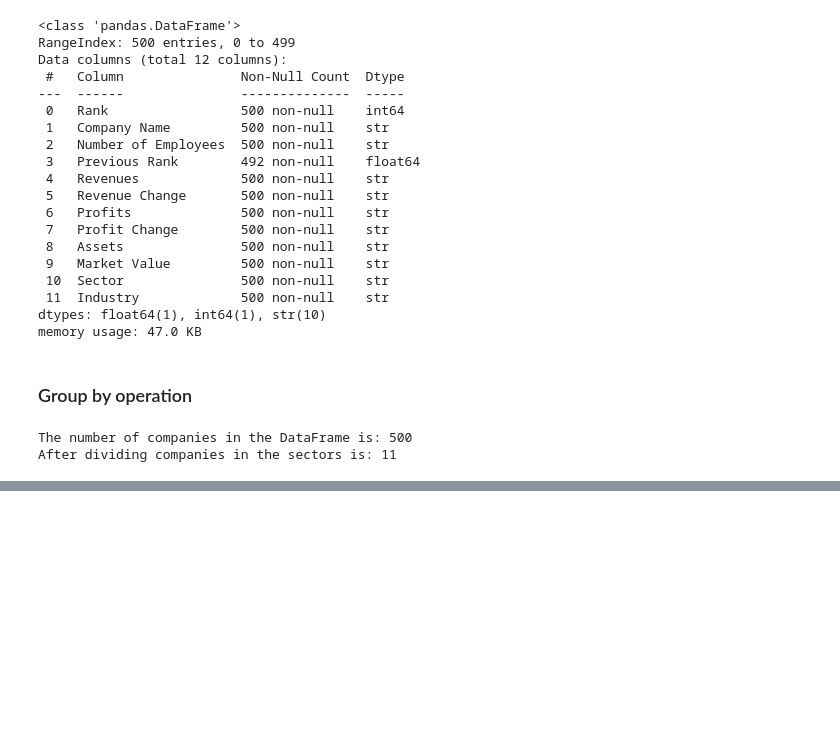
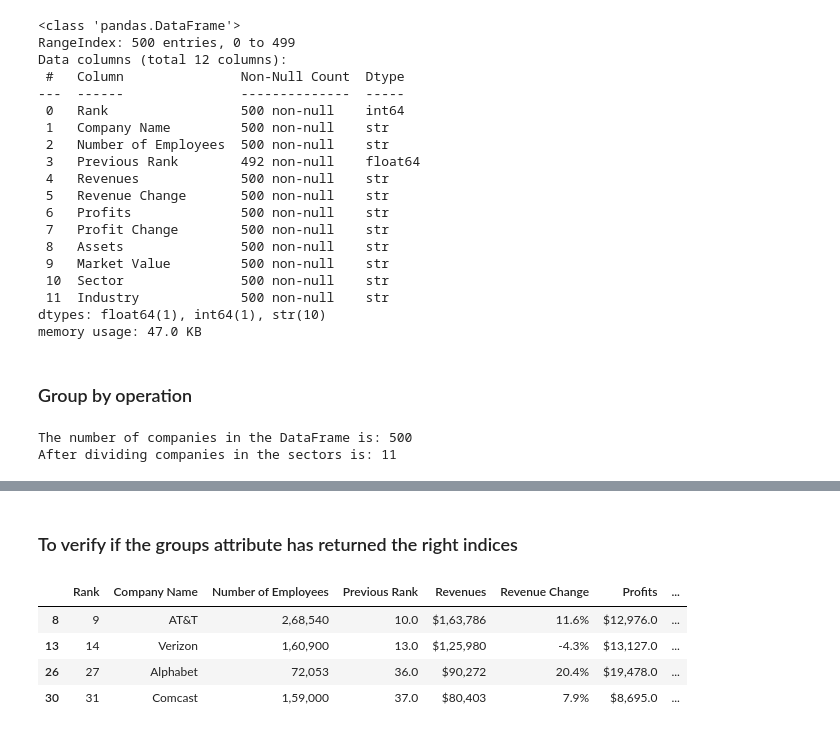
Before and after one commit to Zafar-Ashfak/Pandas, a Jupyter notebook: groupby_on_companies.ipynb, the cells around one changed output, grey strips where cells are left out. Drawn from its saved outputs; the diff is of its cells as text; code cells hidden in the pictures; blank space fills up the shorter version.

```diff
--- a/groupby_on_companies.ipynb
+++ b/groupby_on_companies.ipynb
@@ -77,0 +145,10 @@ After dividing companies in the sectors is: 11
+# %% [markdown]
+### To verify if the groups attribute has returned the right indices
+# %%
+companies.iloc[[8, 13, 26, 30]]
+# %% [output]
+|  | Rank | Company Name | Number of Employees | Previous Rank | Revenues | Revenue Change | Profits | ... |
+| 8 | 9 | AT&T | 2,68,540 | 10.0 | $1,63,786 | 11.6% | $12,976.0 | ... |
+| 13 | 14 | Verizon | 1,60,900 | 13.0 | $1,25,980 | -4.3% | $13,127.0 | ... |
+| 26 | 27 | Alphabet | 72,053 | 36.0 | $90,272 | 20.4% | $19,478.0 | ... |
+| 30 | 31 | Comcast | 1,59,000 | 37.0 | $80,403 | 7.9% | $8,695.0 | ... |
```
Also changed, not shown: parts of 14 cells of this notebook.
